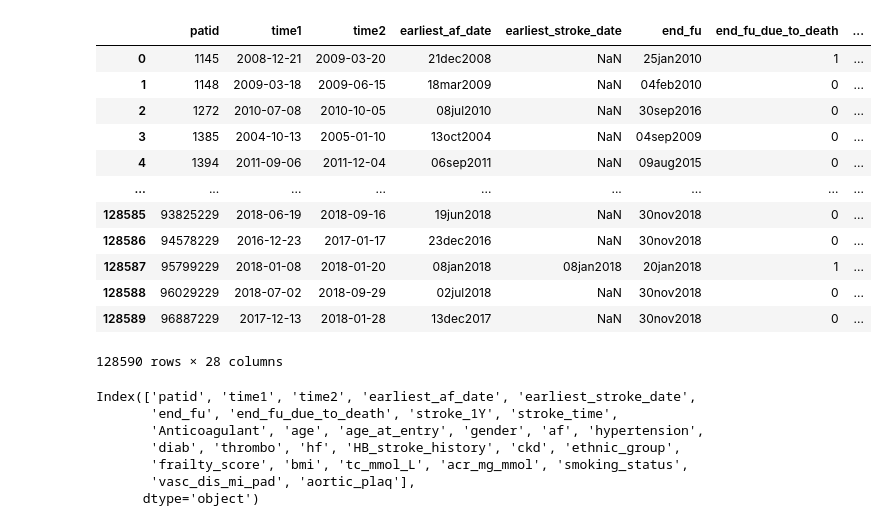
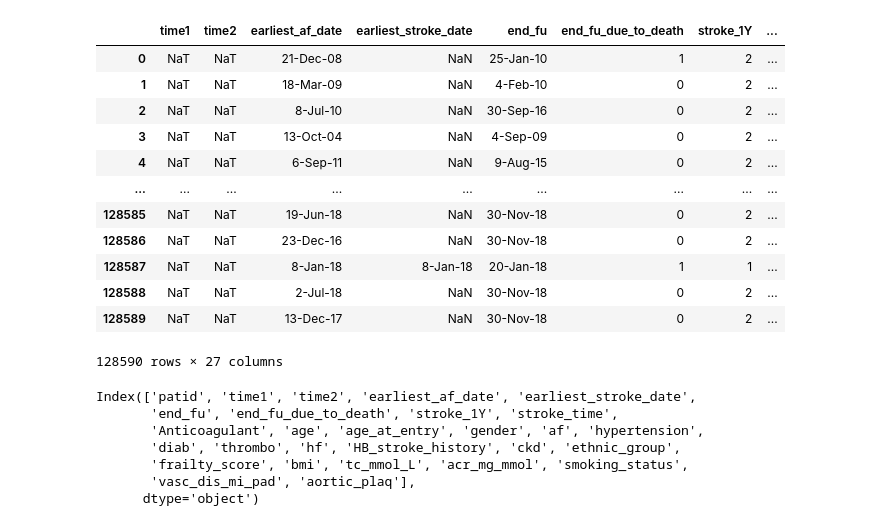
Before and after one commit to joebhakim/nuchad, a Jupyter notebook: eda.ipynb, the cells around one changed output. Drawn from its saved outputs; the diff is of its cells as text; code cells hidden in the pictures.

```diff
--- a/eda.ipynb
+++ b/eda.ipynb
@@ -8,29 +29,31 @@ from scipy import stats
 # %%
 # load data
-df = pd.read_csv("./data/changauto4225.csv")
+#df = pd.read_csv("./data/changauto4225.csv")
+
+df = pd.read_csv("./dummy_data.csv")
 
 # --- Convert time1 and time2 to datetime objects ---
 df['time1'] = pd.to_datetime(df['time1'], format='%d%b%Y', errors='coerce')
 df['time2'] = pd.to_datetime(df['time2'], format='%d%b%Y', errors='coerce')
 
 # Handle potential NaT values after date conversion (important!)
-df.dropna(subset=['time1', 'time2'], inplace=True)
+#df.dropna(subset=['time1', 'time2'], inplace=True)
 
 df
 # %% [output]
-|  | patid | time1 | time2 | earliest_af_date | earliest_stroke_date | end_fu | end_fu_due_to_death | ... |
-| 0 | 1145 | 2008-12-21 | 2009-03-20 | 21dec2008 | NaN | 25jan2010 | 1 | ... |
-| 1 | 1148 | 2009-03-18 | 2009-06-15 | 18mar2009 | NaN | 04feb2010 | 0 | ... |
-| 2 | 1272 | 2010-07-08 | 2010-10-05 | 08jul2010 | NaN | 30sep2016 | 0 | ... |
-| 3 | 1385 | 2004-10-13 | 2005-01-10 | 13oct2004 | NaN | 04sep2009 | 0 | ... |
-| 4 | 1394 | 2011-09-06 | 2011-12-04 | 06sep2011 | NaN | 09aug2015 | 0 | ... |
+|  | time1 | time2 | earliest_af_date | earliest_stroke_date | end_fu | end_fu_due_to_death | stroke_1Y | ... |
+| 0 | NaT | NaT | 21-Dec-08 | NaN | 25-Jan-10 | 1 | 2 | ... |
+| 1 | NaT | NaT | 18-Mar-09 | NaN | 4-Feb-10 | 0 | 2 | ... |
+| 2 | NaT | NaT | 8-Jul-10 | NaN | 30-Sep-16 | 0 | 2 | ... |
+| 3 | NaT | NaT | 13-Oct-04 | NaN | 4-Sep-09 | 0 | 2 | ... |
+| 4 | NaT | NaT | 6-Sep-11 | NaN | 9-Aug-15 | 0 | 2 | ... |
 | ... | ... | ... | ... | ... | ... | ... | ... | ... |
-| 128585 | 93825229 | 2018-06-19 | 2018-09-16 | 19jun2018 | NaN | 30nov2018 | 0 | ... |
-| 128586 | 94578229 | 2016-12-23 | 2017-01-17 | 23dec2016 | NaN | 30nov2018 | 0 | ... |
-| 128587 | 95799229 | 2018-01-08 | 2018-01-20 | 08jan2018 | 08jan2018 | 20jan2018 | 1 | ... |
-| 128588 | 96029229 | 2018-07-02 | 2018-09-29 | 02jul2018 | NaN | 30nov2018 | 0 | ... |
-| 128589 | 96887229 | 2017-12-13 | 2018-01-28 | 13dec2017 | NaN | 30nov2018 | 0 | ... |
+| 128585 | NaT | NaT | 19-Jun-18 | NaN | 30-Nov-18 | 0 | 2 | ... |
+| 128586 | NaT | NaT | 23-Dec-16 | NaN | 30-Nov-18 | 0 | 2 | ... |
+| 128587 | NaT | NaT | 8-Jan-18 | 8-Jan-18 | 20-Jan-18 | 1 | 1 | ... |
+| 128588 | NaT | NaT | 2-Jul-18 | NaN | 30-Nov-18 | 0 | 2 | ... |
+| 128589 | NaT | NaT | 13-Dec-17 | NaN | 30-Nov-18 | 0 | 2 | ... |
-128590 rows × 28 columns
+128590 rows × 27 columns
 # %%
 df.columns
 # %% [output]
```
Also changed, not shown: parts of 3 cells of this notebook, 13 other files.
